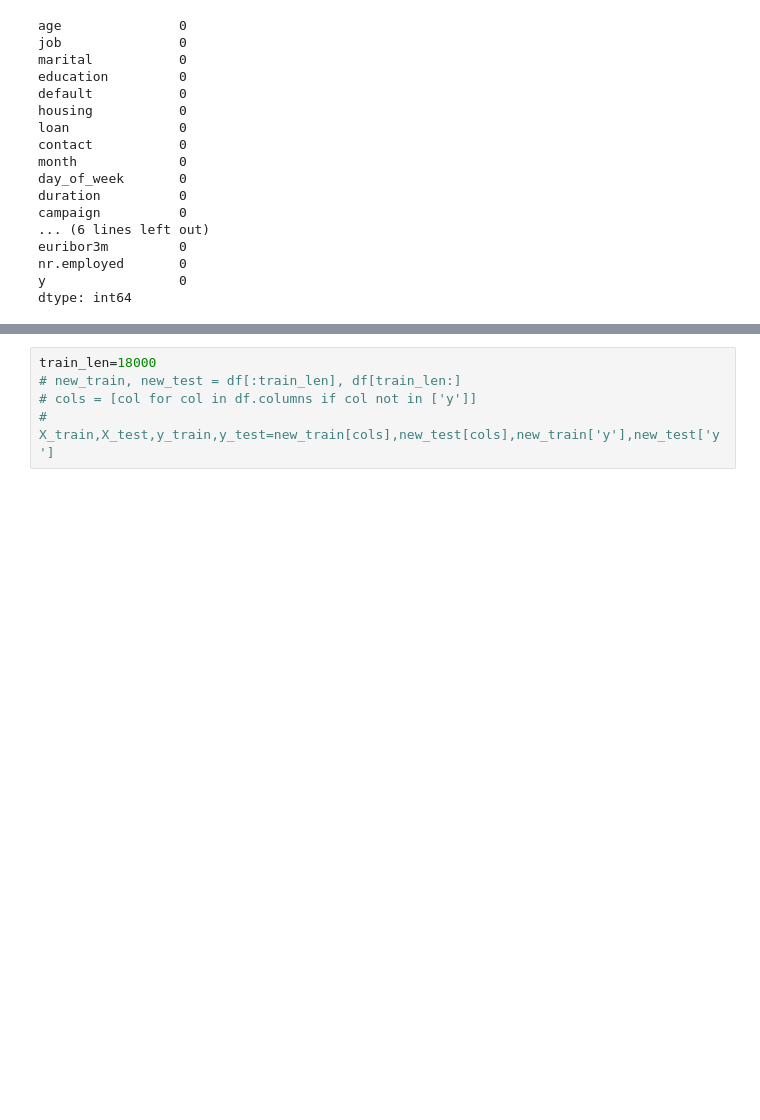
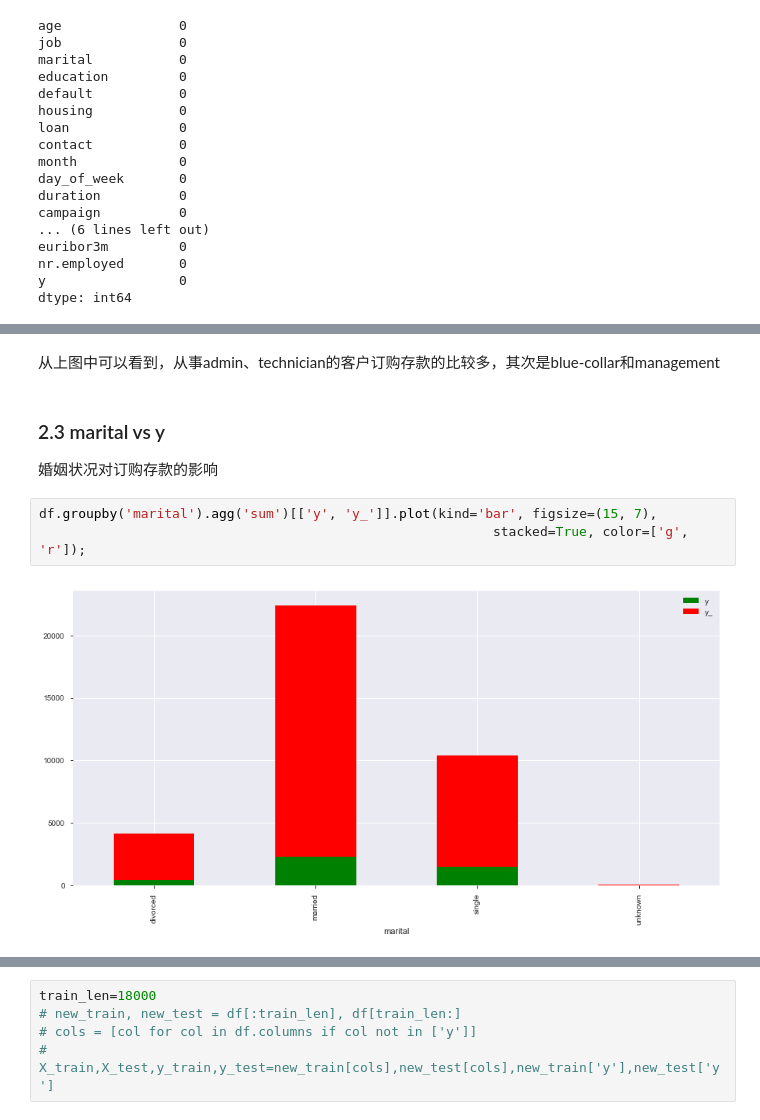
Before and after one commit to China-ChallengeHub/one-competition, a Jupyter notebook: EDA and Model.ipynb, the cells around one changed output, grey strips where cells are left out. Drawn from its saved outputs; the diff is of its cells as text; blank space fills up the shorter version.

```diff
--- a/EDA and Model.ipynb
+++ b/EDA and Model.ipynb
@@ -53,0 +130,10 @@ profile
+# %% [markdown]
+从上图中可以看到，从事admin、technician的客户订购存款的比较多，其次是blue-collar和management
+# %% [markdown]
+### 2.3 marital vs y
+婚姻状况对订购存款的影响
+# %%
+df.groupby('marital').agg('sum')[['y', 'y_']].plot(kind='bar', figsize=(15, 7),
+                                                          stacked=True, color=['g', 'r']);
+# %% [output]
+[figure, added]
```
Also changed, not shown: parts of 60 cells of this notebook, 2 other files.
